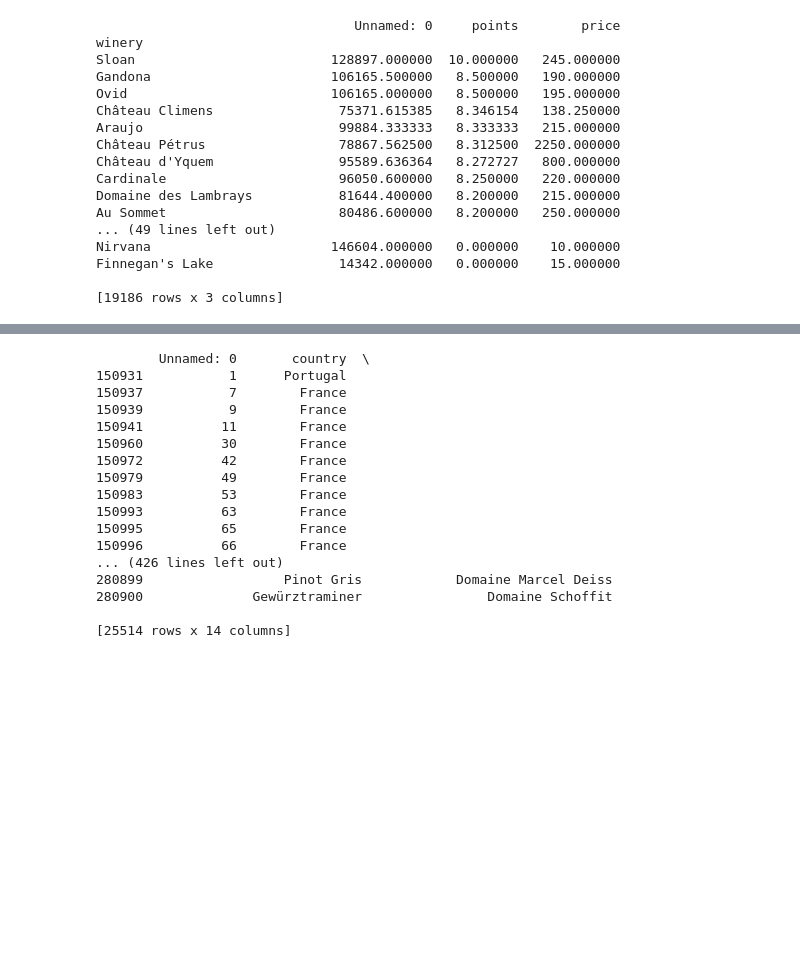
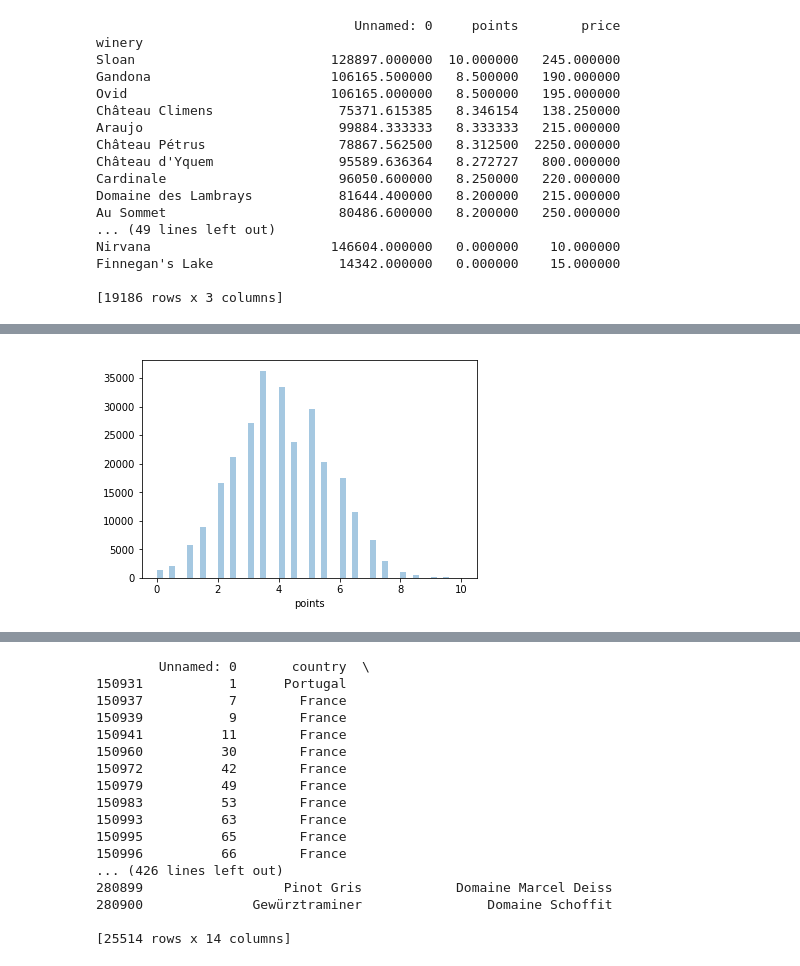
Before and after one commit to 7465BOOSC/Data-Mining-Project, a Jupyter notebook: Wine_Reviews.ipynb, the cells around one changed output, grey strips where cells are left out. Drawn from its saved outputs; the diff is of its cells as text; code cells hidden in the pictures; blank space fills up the shorter version.

```diff
--- a/Wine_Reviews.ipynb
+++ b/Wine_Reviews.ipynb
@@ -351,0 +390,2 @@ top_bsrd = wine_data.loc[wine_data['variety'] == 'Bordeaux-style Red Blend']
+# %%
+not_top_bsrd = wine_data.loc[wine_data['variety'] != 'Bordeaux-style Red Blend']
@@ -351,0 +416,5 @@ top_bsrd = wine_data.loc[wine_data['variety'] == 'Bordeaux-style Red Blend']
+# %%
+sns.distplot(not_top_bsrd.points, kde=False)
+plt.show()
+# %% [output]
+[figure, added]
```
Also changed, not shown: parts of 40 cells of this notebook.
